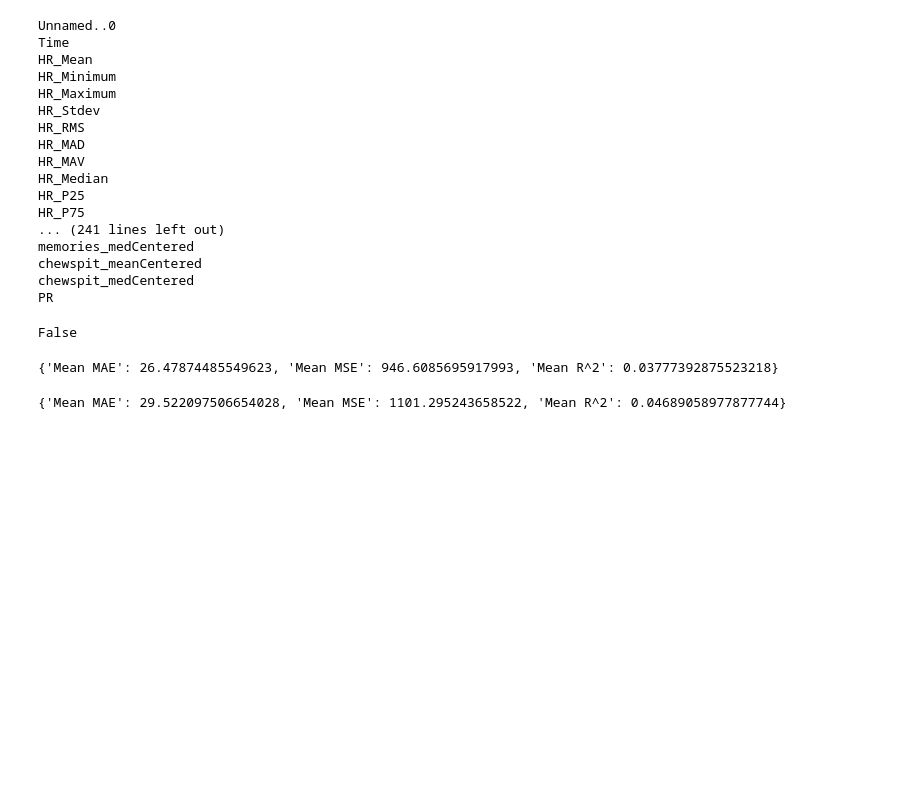
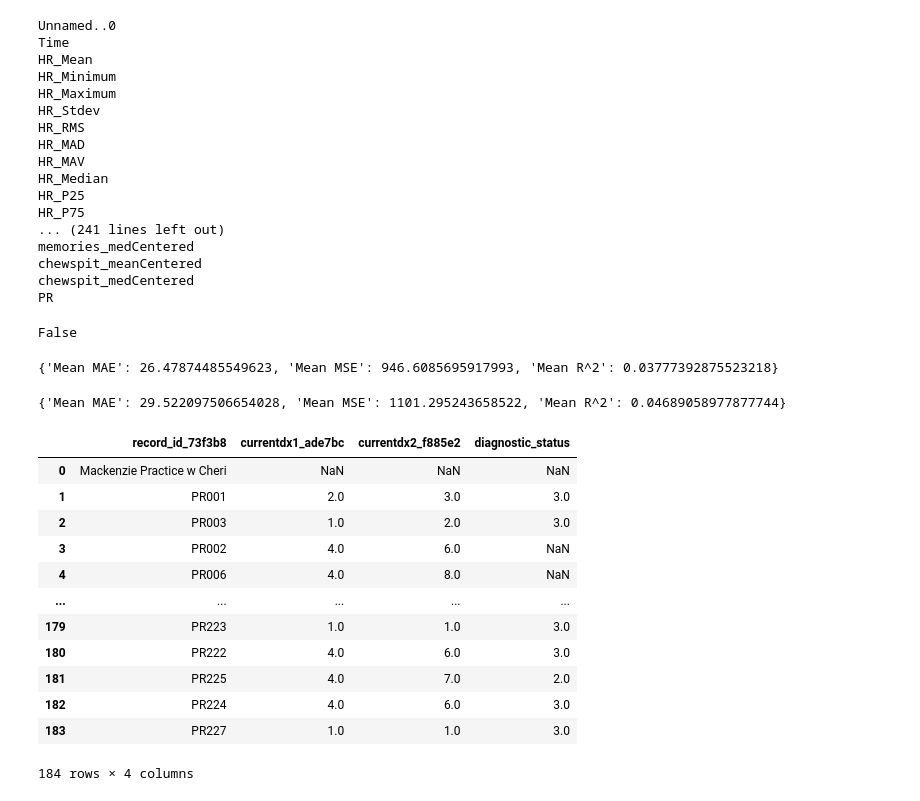
Before and after one commit to LSandovalAraujo/jpcs_special_issue, a Jupyter notebook: Elastic Net.ipynb, the cells around one changed output. Saved outputs shown, nothing was run; the diff lists cells and outputs as text; code cells hidden in the pictures; blank space fills up the shorter version.

```diff
--- a/Elastic Net.ipynb
+++ b/Elastic Net.ipynb
@@ -123,3 +123,19 @@ restcv_result = cross_validation(restMod, restX_train, resty_train, restcv)
 print(restcv_result) #we're on average ~29.5 points off of predicting restriction
 # %% [output]
 {'Mean MAE': 29.522097506654028, 'Mean MSE': 1101.295243658522, 'Mean R^2': 0.04689058977877744}
+# %%
+diag
+# %% [output]
+|  | record_id_73f3b8 | currentdx1_ade7bc | currentdx2_f885e2 | diagnostic_status |
+| 0 | Mackenzie Practice w Cheri | NaN | NaN | NaN |
+| 1 | PR001 | 2.0 | 3.0 | 3.0 |
+| 2 | PR003 | 1.0 | 2.0 | 3.0 |
+| 3 | PR002 | 4.0 | 6.0 | NaN |
+| 4 | PR006 | 4.0 | 8.0 | NaN |
+| ... | ... | ... | ... | ... |
+| 179 | PR223 | 1.0 | 1.0 | 3.0 |
+| 180 | PR222 | 4.0 | 6.0 | 3.0 |
+| 181 | PR225 | 4.0 | 7.0 | 2.0 |
+| 182 | PR224 | 4.0 | 6.0 | 3.0 |
+| 183 | PR227 | 1.0 | 1.0 | 3.0 |
+184 rows × 4 columns
```
Also changed, not shown: parts of 18 cells of this notebook.
